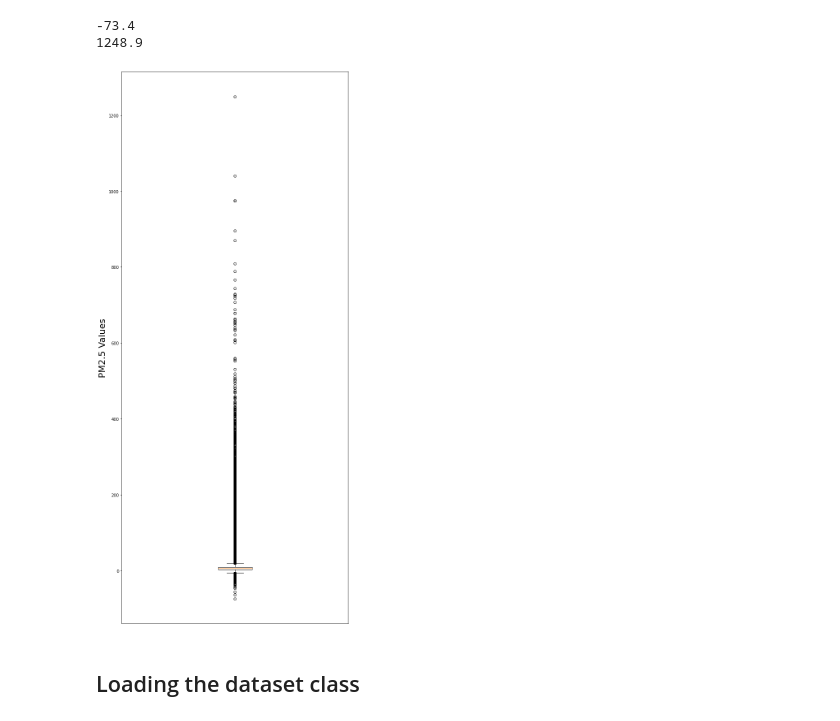
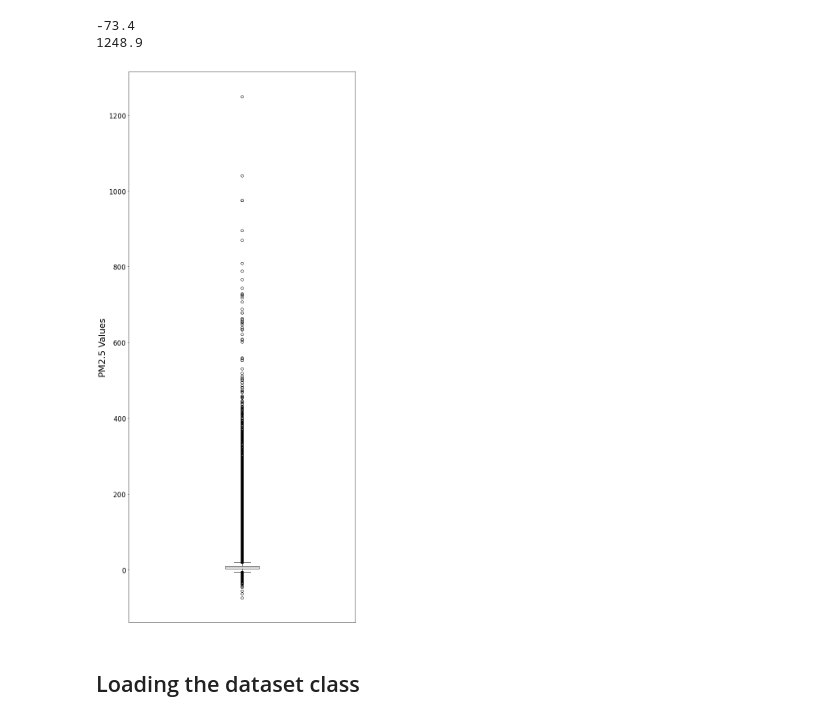
Before and after one commit to NicoArmas/gdl_air_quality, a Jupyter notebook: code/analysis.ipynb, the cells around one changed output. Saved outputs shown, nothing was run; the diff lists cells and outputs as text; code cells hidden in the pictures.

```diff
--- a/code/analysis.ipynb
+++ b/code/analysis.ipynb
@@ -196,16 +184,17 @@ print(max(pm25_not_nans))
 # %%
 
 binwidth = 1
 fig, ax = plt.subplots(figsize=(10, 25))
 
 ax.boxplot(pm25_not_nans)
 
 # Title and labels
 ax.set_ylabel('PM2.5 Values', size= 22)
+plt.yticks(fontsize = 17)
 
 ax.set_xticks([]);
 # %% [output]
-[figure, old version]
+[figure, new version]
 # %% [markdown]
 ## Loading the dataset class
 # %% [markdown]
```
Also changed, not shown: parts of 3 cells of this notebook, 2 other files.
